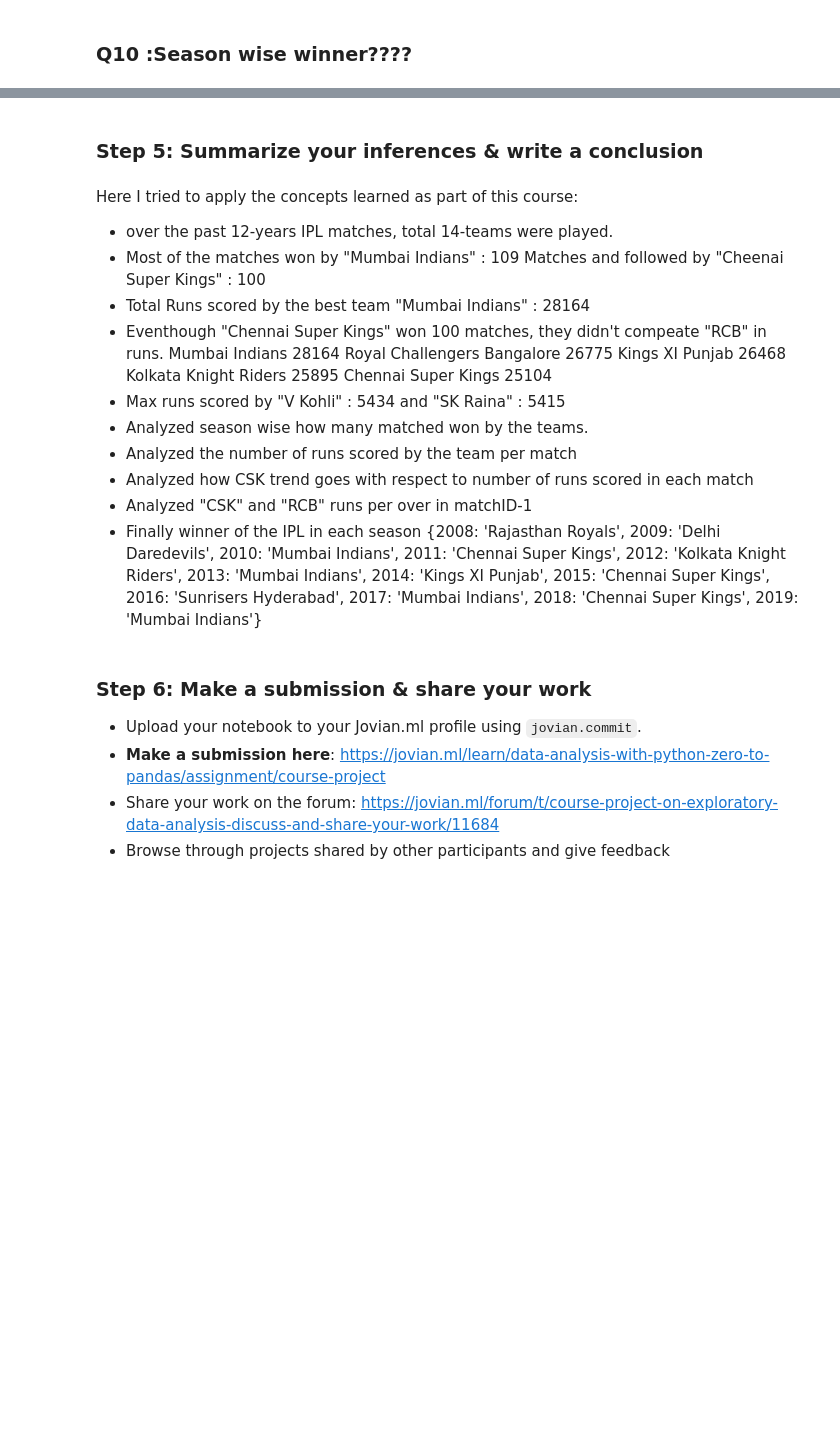
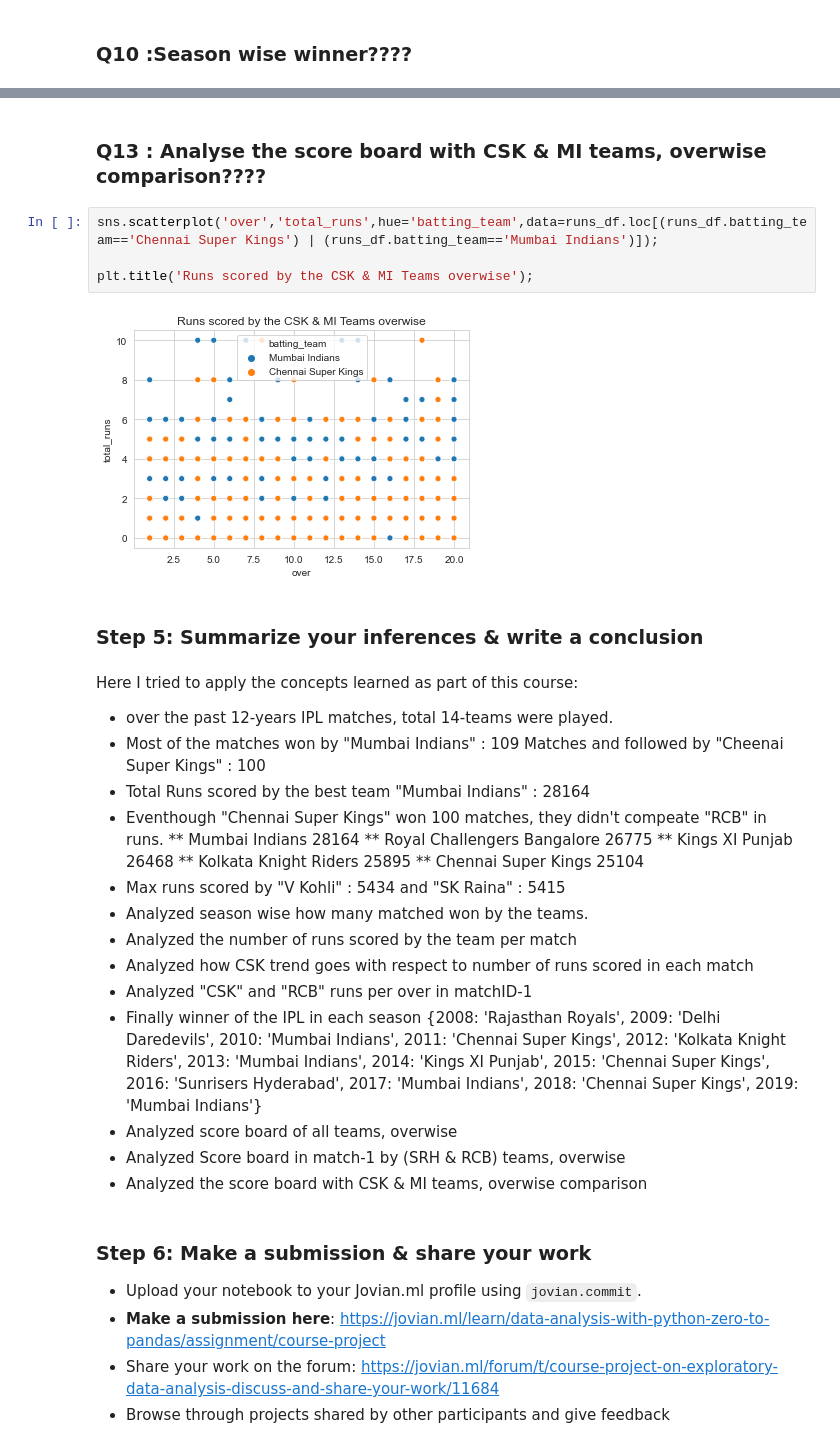
Before and after one commit to sumankanukollu/dataAnalytics, a Jupyter notebook: IPL_DataAnalysis/zerotopandas-course-project-IPLDataset-Suman.ipynb, the cells around one changed output, grey strips where cells are left out. Saved outputs shown, nothing was run; the diff lists cells and outputs as text; blank space fills up the shorter version.

```diff
--- a/IPL_DataAnalysis/zerotopandas-course-project-IPLDataset-Suman.ipynb
+++ b/IPL_DataAnalysis/zerotopandas-course-project-IPLDataset-Suman.ipynb
@@ -384,3 +443,11 @@ print(tmp)
+# %% [markdown]
+### Q13 : Analyse the score board with CSK & MI teams, overwise comparison????
+# %%
+sns.scatterplot('over','total_runs',hue='batting_team',data=runs_df.loc[(runs_df.batting_team=='Chennai Super Kings') | (runs_df.batting_team=='Mumbai Indians')]);
+
+plt.title('Runs scored by the CSK & MI Teams overwise');
+# %% [output]
+[figure, added]
 # %% [markdown]
 ### Step 5: Summarize your inferences & write a conclusion
 # %% [markdown]
@@ -389,11 +456,11 @@ Here I tried to apply the concepts learned as part of this course:
 * Most of the matches won by "Mumbai Indians" : 109 Matches and followed by "Cheenai Super Kings" : 100
 * Total Runs scored by the best team "Mumbai Indians" : 28164
 * Eventhough "Chennai Super Kings" won 100 matches, they didn't compeate "RCB" in runs.
-    Mumbai Indians	28164
-    Royal Challengers Bangalore	26775
-    Kings XI Punjab	26468
-    Kolkata Knight Riders	25895
-    Chennai Super Kings	25104
+    ** Mumbai Indians	28164
+    ** Royal Challengers Bangalore	26775
+    ** Kings XI Punjab	26468
+    ** Kolkata Knight Riders	25895
+    ** Chennai Super Kings	25104
 * Max runs scored by "V Kohli" : 5434 and "SK Raina" : 5415
 * Analyzed season wise how many matched won by the teams.
 * Analyzed the number of runs scored by the team per match
@@ -401,6 +468,9 @@ Here I tried to apply the concepts learned as part of this course:
 * Analyzed "CSK" and "RCB" runs per over in matchID-1
 * Finally winner of the IPL in each season
     {2008: 'Rajasthan Royals', 2009: 'Delhi Daredevils', 2010: 'Mumbai Indians', 2011: 'Chennai Super Kings', 2012: 'Kolkata Knight Riders', 2013: 'Mumbai Indians', 2014: 'Kings XI Punjab', 2015: 'Chennai Super Kings', 2016: 'Sunrisers Hyderabad', 2017: 'Mumbai Indians', 2018: 'Chennai Super Kings', 2019: 'Mumbai Indians'}
+* Analyzed score board of all teams, overwise
+* Analyzed Score board in match-1 by (SRH & RCB) teams, overwise
+* Analyzed the score board with CSK & MI teams, overwise comparison
 # %% [markdown]
 ### Step 6: Make a submission & share your work
 - Upload your notebook to your Jovian.ml profile using `jovian.commit`.
```
Also changed, not shown: parts of 14 cells of this notebook, 3 other files.
